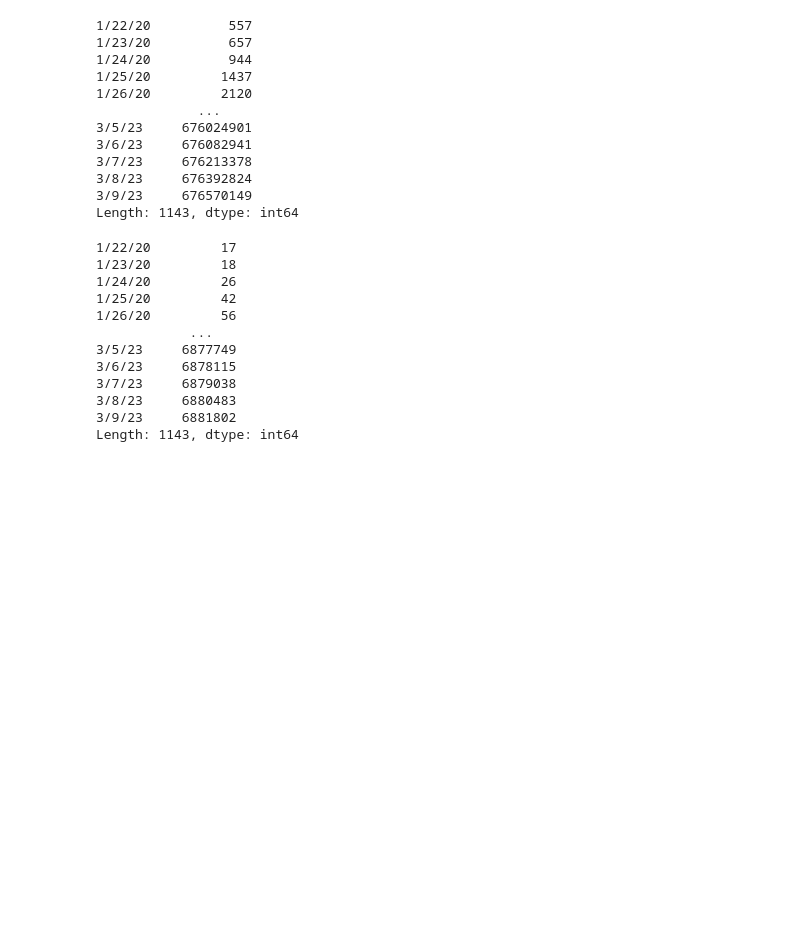
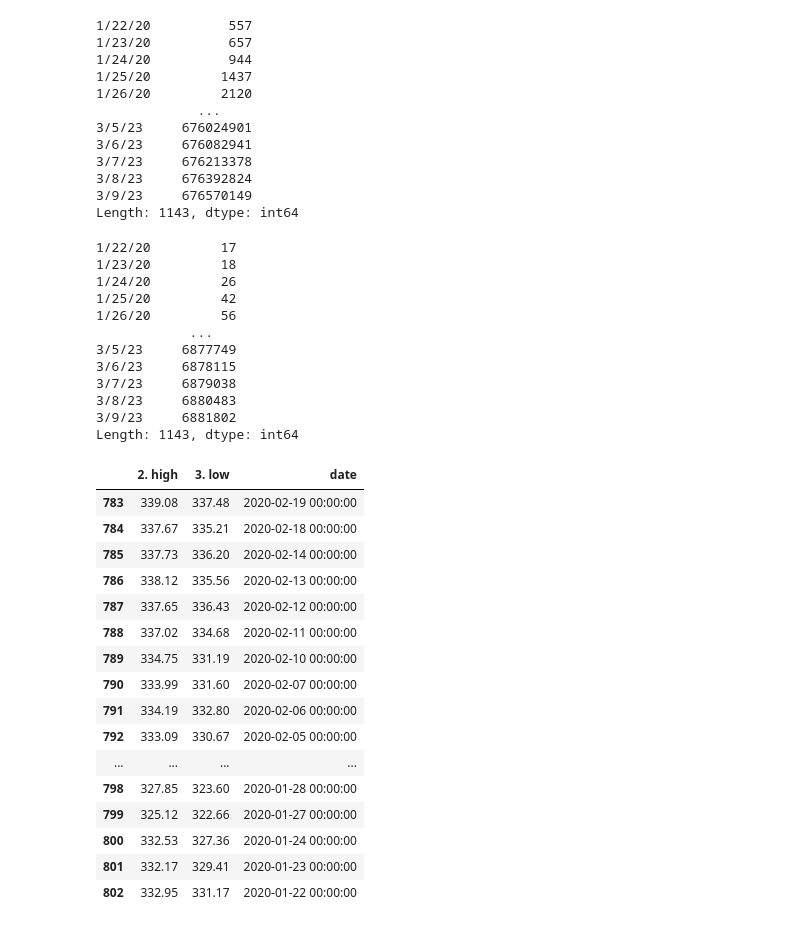
Before and after one commit to sidh64/final-project, a Jupyter notebook: stock.ipynb, the cells around one changed output. Saved outputs shown, nothing was run; the diff lists cells and outputs as text; code cells hidden in the pictures; blank space fills up the shorter version.

```diff
--- a/stock.ipynb
+++ b/stock.ipynb
@@ -221,3 +221,23 @@ deadth
 Length: 1143, dtype: int64
 # %%
 covid_df = pd.DataFrame({'date': confirmed.index, 'confirmed': confirmed.values,'total_dead':deadth.values}).reset_index(drop = True)
+# %%
+stock.tail(20)
+# %% [output]
+|  | 2. high | 3. low | date |
+| 783 | 339.08 | 337.48 | 2020-02-19 00:00:00 |
+| 784 | 337.67 | 335.21 | 2020-02-18 00:00:00 |
+| 785 | 337.73 | 336.20 | 2020-02-14 00:00:00 |
+| 786 | 338.12 | 335.56 | 2020-02-13 00:00:00 |
+| 787 | 337.65 | 336.43 | 2020-02-12 00:00:00 |
+| 788 | 337.02 | 334.68 | 2020-02-11 00:00:00 |
+| 789 | 334.75 | 331.19 | 2020-02-10 00:00:00 |
+| 790 | 333.99 | 331.60 | 2020-02-07 00:00:00 |
+| 791 | 334.19 | 332.80 | 2020-02-06 00:00:00 |
+| 792 | 333.09 | 330.67 | 2020-02-05 00:00:00 |
+| ... | ... | ... | ... |
+| 798 | 327.85 | 323.60 | 2020-01-28 00:00:00 |
+| 799 | 325.12 | 322.66 | 2020-01-27 00:00:00 |
+| 800 | 332.53 | 327.36 | 2020-01-24 00:00:00 |
+| 801 | 332.17 | 329.41 | 2020-01-23 00:00:00 |
+| 802 | 332.95 | 331.17 | 2020-01-22 00:00:00 |
```
Also changed, not shown: parts of 8 cells of this notebook.
